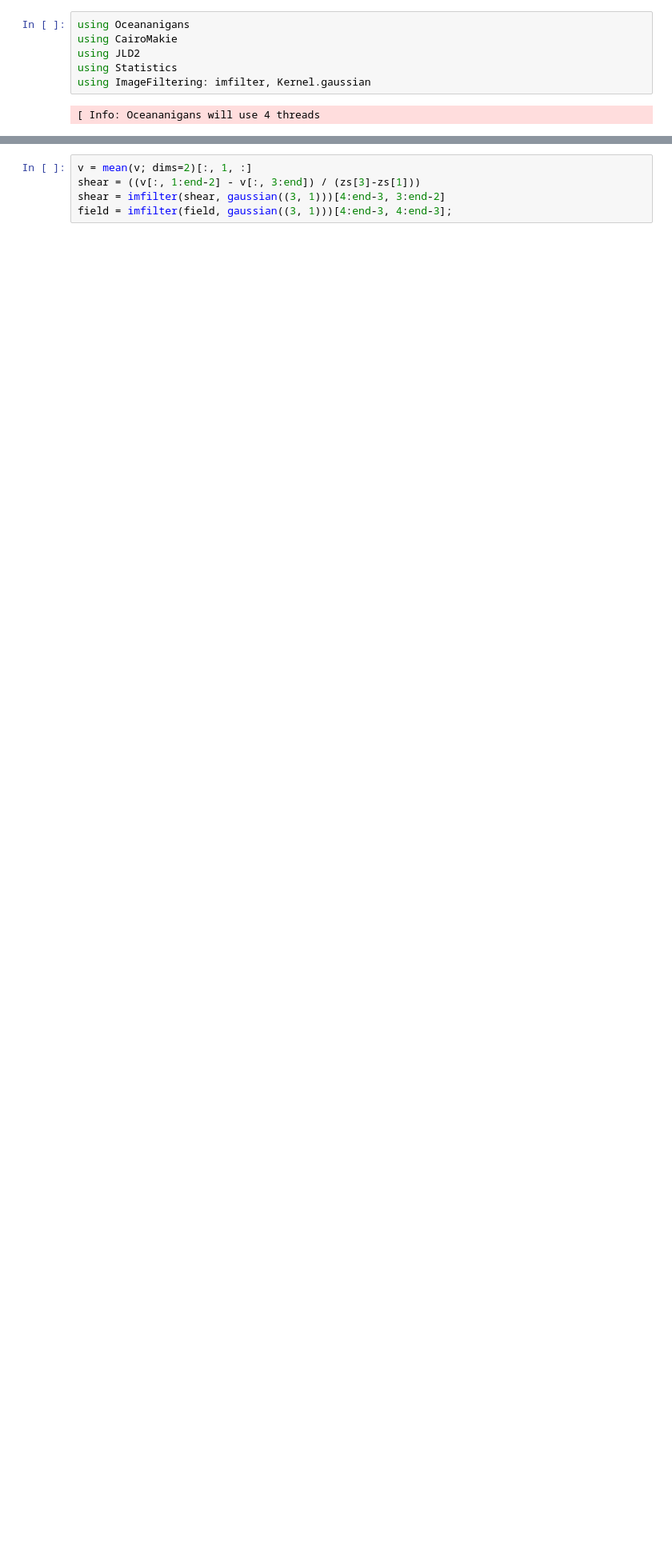
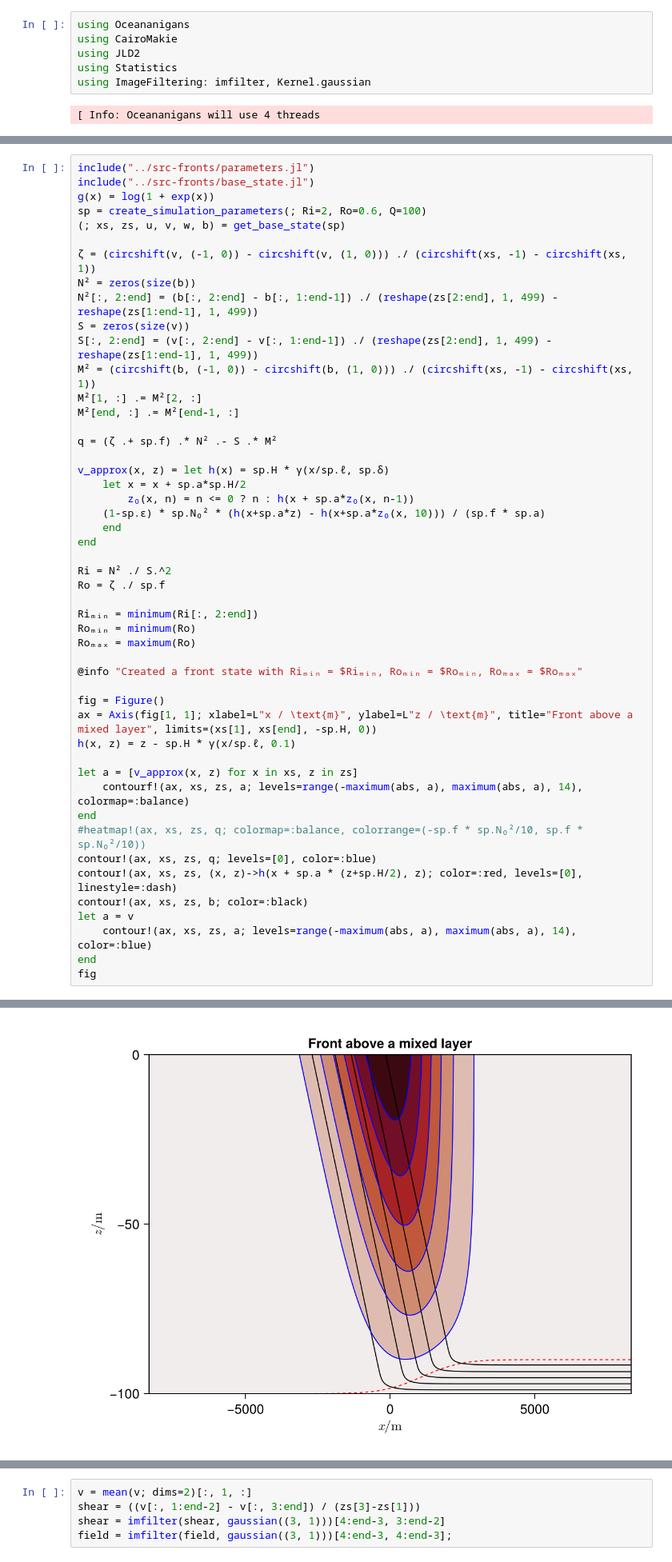
Before and after one commit to erin-atkinson/turbulence-at-fronts, a Jupyter notebook: analysis/FrontInitialisation.ipynb, the cells around one changed output, grey strips where cells are left out. Shown at 80% size. Drawn from its saved outputs; the diff is of its cells as text; blank space fills up the shorter version.

```diff
--- a/analysis/FrontInitialisation.ipynb
+++ b/analysis/FrontInitialisation.ipynb
@@ -50,0 +9,50 @@ fig
+# %%
+include("../src-fronts/parameters.jl")
+include("../src-fronts/base_state.jl")
+g(x) = log(1 + exp(x))
+sp = create_simulation_parameters(; Ri=2, Ro=0.6, Q=100)
+(; xs, zs, u, v, w, b) = get_base_state(sp)
+
+ζ = (circshift(v, (-1, 0)) - circshift(v, (1, 0))) ./ (circshift(xs, -1) - circshift(xs, 1))
+N² = zeros(size(b))
+N²[:, 2:end] = (b[:, 2:end] - b[:, 1:end-1]) ./ (reshape(zs[2:end], 1, 499) - reshape(zs[1:end-1], 1, 499))
+S = zeros(size(v))
+S[:, 2:end] = (v[:, 2:end] - v[:, 1:end-1]) ./ (reshape(zs[2:end], 1, 499) - reshape(zs[1:end-1], 1, 499))
+M² = (circshift(b, (-1, 0)) - circshift(b, (1, 0))) ./ (circshift(xs, -1) - circshift(xs, 1))
+M²[1, :] .= M²[2, :]
+M²[end, :] .= M²[end-1, :]
+
+q = (ζ .+ sp.f) .* N² .- S .* M²
+
+v_approx(x, z) = let h(x) = sp.H * γ(x/sp.ℓ, sp.δ)
+    let x = x + sp.a*sp.H/2
+        z₀(x, n) = n <= 0 ? n : h(x + sp.a*z₀(x, n-1))
+    (1-sp.ε) * sp.N₀² * (h(x+sp.a*z) - h(x+sp.a*z₀(x, 10))) / (sp.f * sp.a)
+    end
+end
+
+Ri = N² ./ S.^2
+Ro = ζ ./ sp.f
+
+Riₘᵢₙ = minimum(Ri[:, 2:end])
+Roₘᵢₙ = minimum(Ro)
+Roₘₐₓ = maximum(Ro)
+
+@info "Created a front state with Riₘᵢₙ = $Riₘᵢₙ, Roₘᵢₙ = $Roₘᵢₙ, Roₘₐₓ = $Roₘₐₓ"
+
+fig = Figure()
+ax = Axis(fig[1, 1]; xlabel=L"x / \text{m}", ylabel=L"z / \text{m}", title="Front above a mixed layer", limits=(xs[1], xs[end], -sp.H, 0))
+h(x, z) = z - sp.H * γ(x/sp.ℓ, 0.1)
+
+let a = [v_approx(x, z) for x in xs, z in zs]
+    contourf!(ax, xs, zs, a; levels=range(-maximum(abs, a), maximum(abs, a), 14), colormap=:balance)
+end
+#heatmap!(ax, xs, zs, q; colormap=:balance, colorrange=(-sp.f * sp.N₀²/10, sp.f * sp.N₀²/10))
+contour!(ax, xs, zs, q; levels=[0], color=:blue)
+contour!(ax, xs, zs, (x, z)->h(x + sp.a * (z+sp.H/2), z); color=:red, levels=[0], linestyle=:dash)
+contour!(ax, xs, zs, b; color=:black)
+let a = v
+    contour!(ax, xs, zs, a; levels=range(-maximum(abs, a), maximum(abs, a), 14), color=:blue)
+end
+fig
+# %% [output]
@@ -51,3 +60,4 @@ fig
+[figure, added]
 # %%
 # Print simulation outputs
 # Get a state of simulation
```
Also changed, not shown: parts of 4 cells of this notebook, 6 other files.
